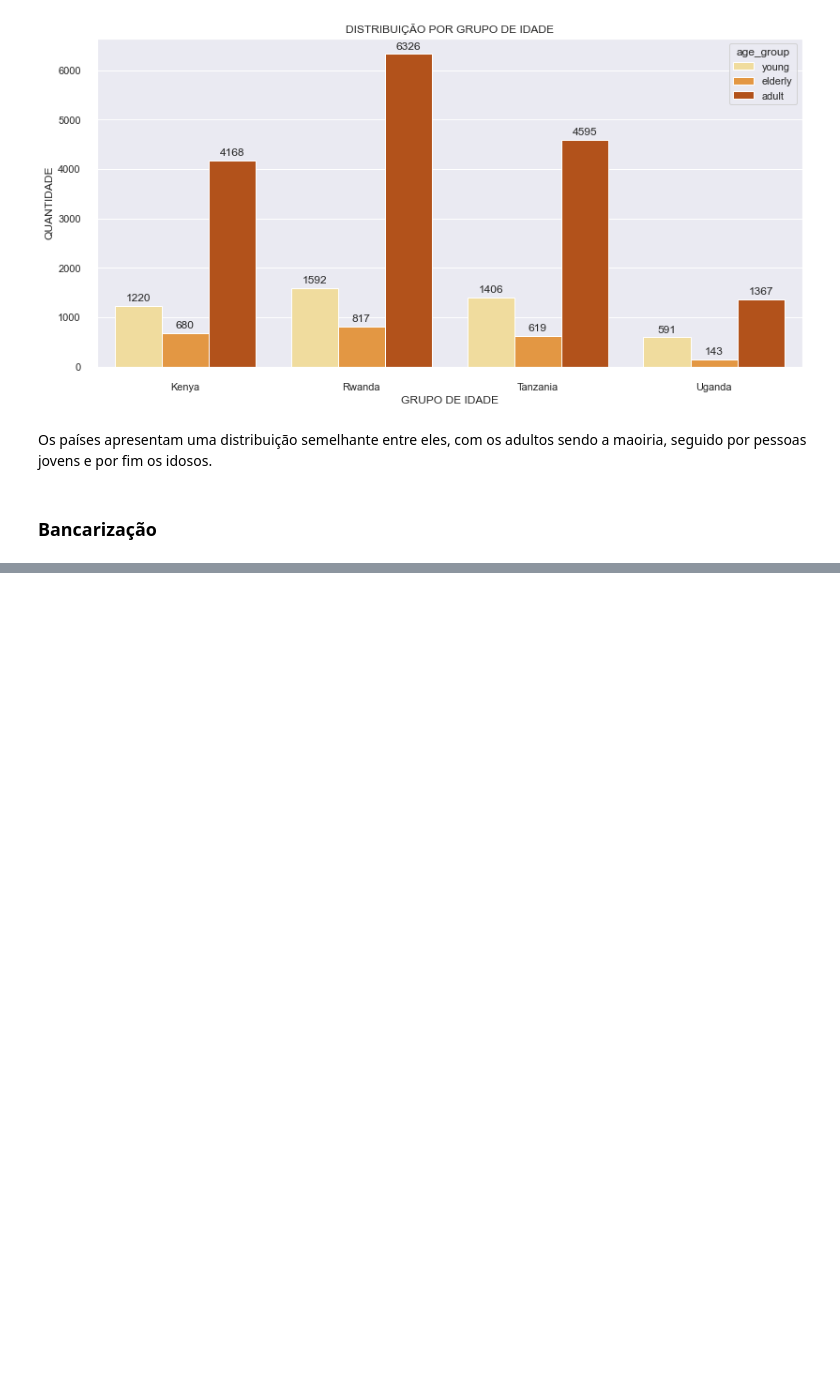
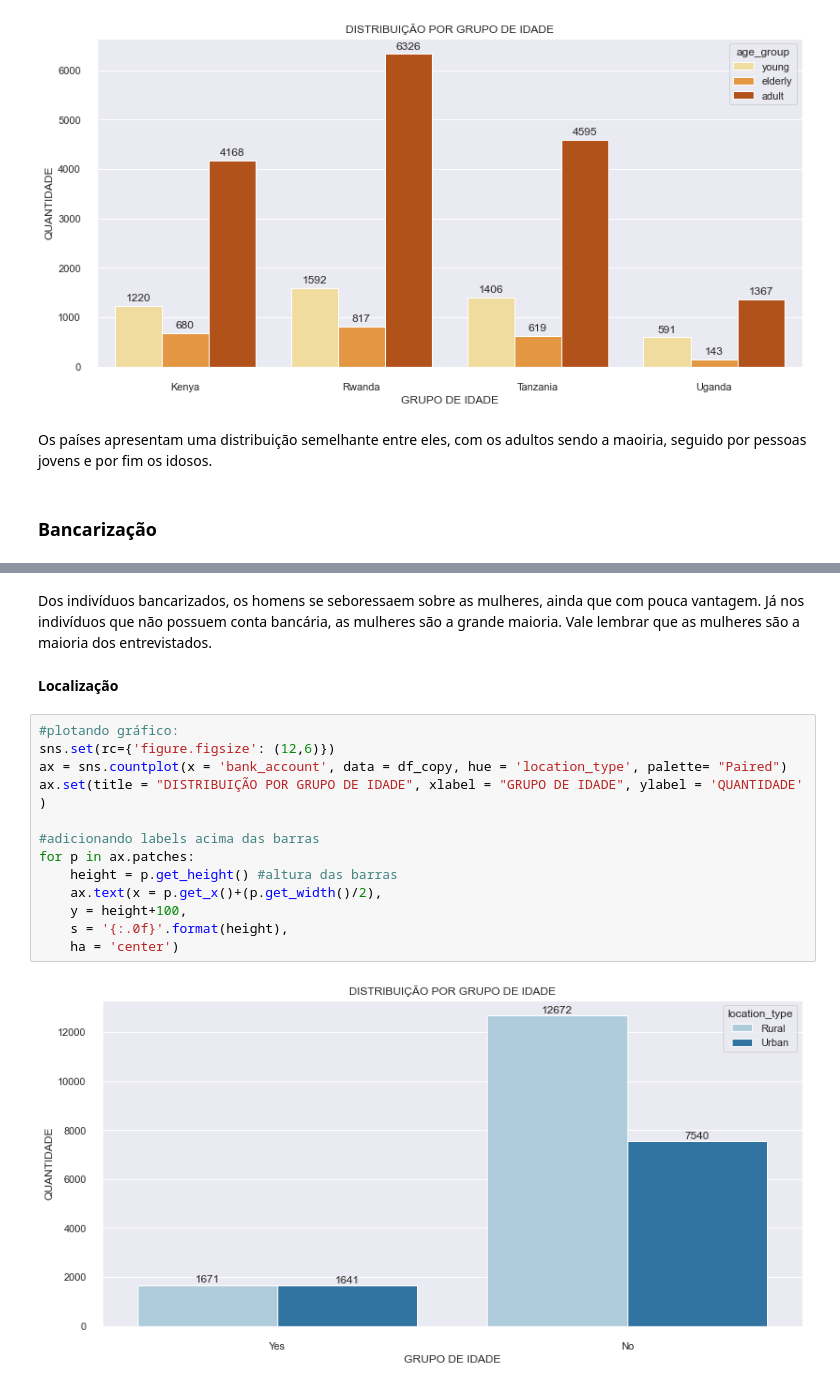
Before and after one commit to fabioismerim/financial_inclusion_africa, a Jupyter notebook: Financial_Inclusion_Africa.ipynb, the cells around one changed output, grey strips where cells are left out. Drawn from its saved outputs; the diff is of its cells as text; blank space fills up the shorter version.

```diff
--- a/Financial_Inclusion_Africa.ipynb
+++ b/Financial_Inclusion_Africa.ipynb
@@ -413,0 +498,19 @@ Os países apresentam uma distribuição semelhante entre eles, com os adultos s
+# %% [markdown]
+Dos indivíduos bancarizados, os homens se seboressaem sobre as mulheres, ainda que com pouca vantagem. Já nos indivíduos que não possuem conta bancária, as mulheres são a grande maioria. Vale lembrar que as mulheres são a maioria dos entrevistados.
+# %% [markdown]
+**Localização**
+# %%
+#plotando gráfico:
+sns.set(rc={'figure.figsize': (12,6)})
+ax = sns.countplot(x = 'bank_account', data = df_copy, hue = 'location_type', palette= "Paired")
+ax.set(title = "DISTRIBUIÇÃO POR GRUPO DE IDADE", xlabel = "GRUPO DE IDADE", ylabel = 'QUANTIDADE' )
+
+#adicionando labels acima das barras
+for p in ax.patches:
+    height = p.get_height() #altura das barras
+    ax.text(x = p.get_x()+(p.get_width()/2),
+    y = height+100,
+    s = '{:.0f}'.format(height),
+    ha = 'center')
+# %% [output]
+[figure, added]
```
Also changed, not shown: parts of 47 cells of this notebook, 1 other file.
